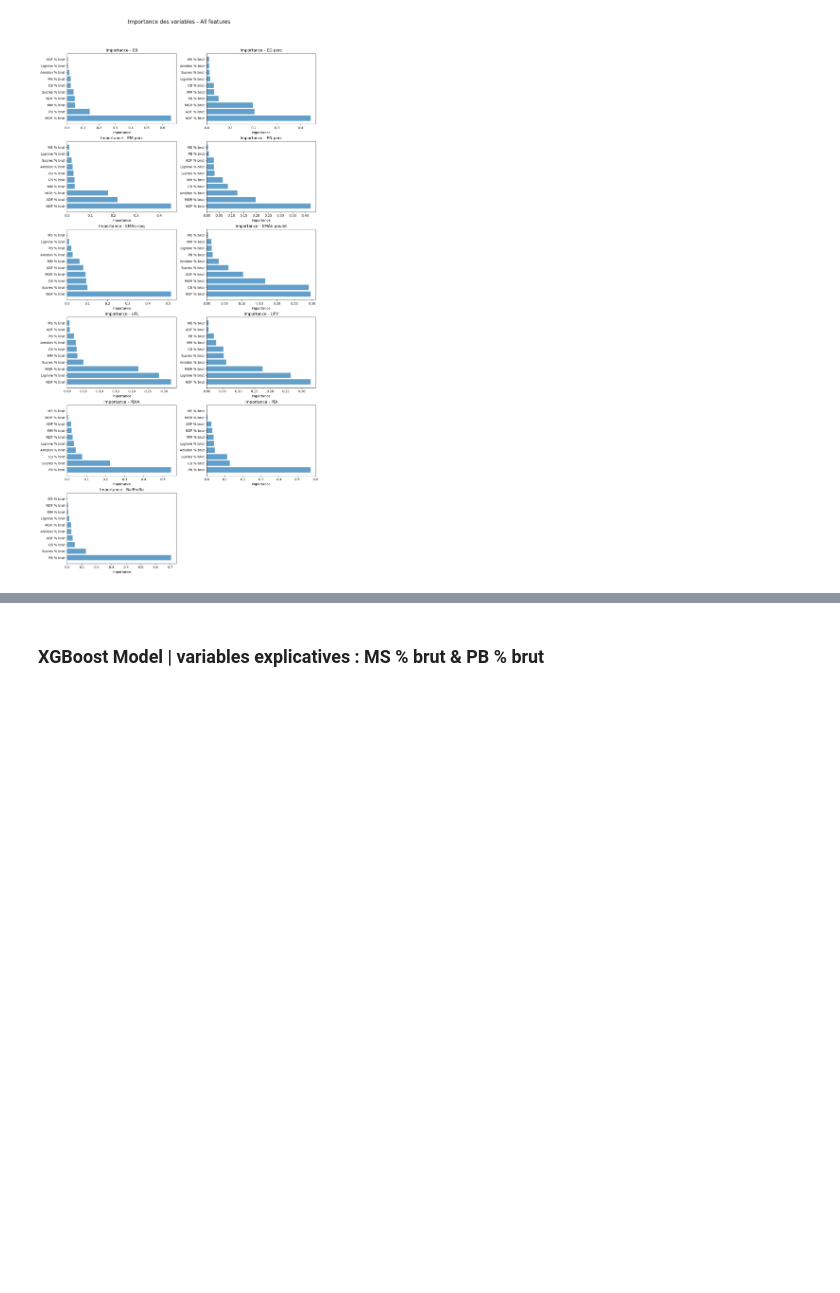
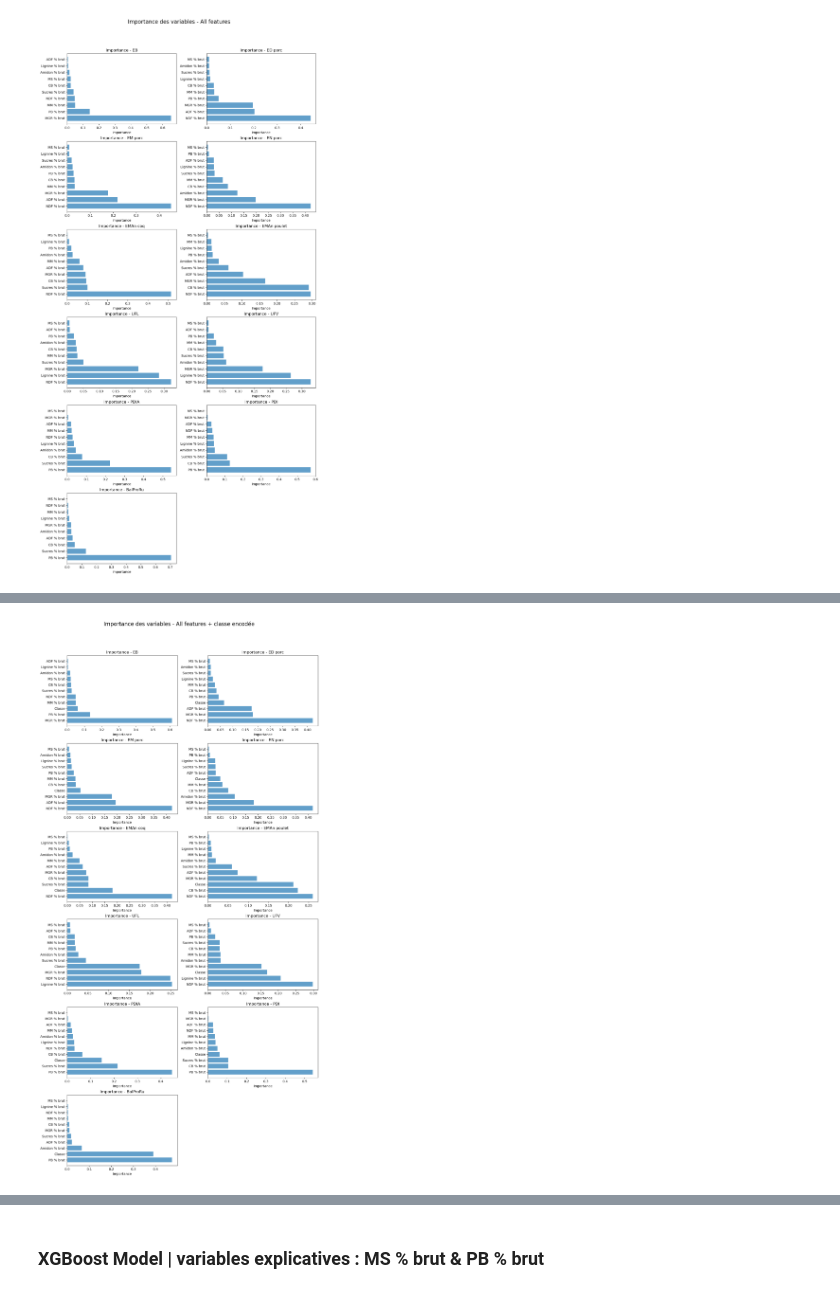
Before and after one commit to PJGouze/projet_fil_rouge, a Jupyter notebook: Regressor_Deux/test_preliminaire.ipynb, the cells around one changed output, grey strips where cells are left out. Cells and saved outputs as stored; diff of their text form; code cells hidden in the pictures; blank space fills up the shorter version.

```diff
--- a/Regressor_Deux/test_preliminaire.ipynb
+++ b/Regressor_Deux/test_preliminaire.ipynb
@@ -371,0 +439,4 @@ xgb_feature_importances(models_all, X_test_all, vars_expl, title="Importance des
+# %%
+xgb_feature_importances(models_all_class, X_test_all_class, vars_expl + ['Classe'], title="Importance des variables - All features + classe encodée")
+# %% [output]
+[figure, added]
```
Also changed, not shown: parts of 12 cells of this notebook.
